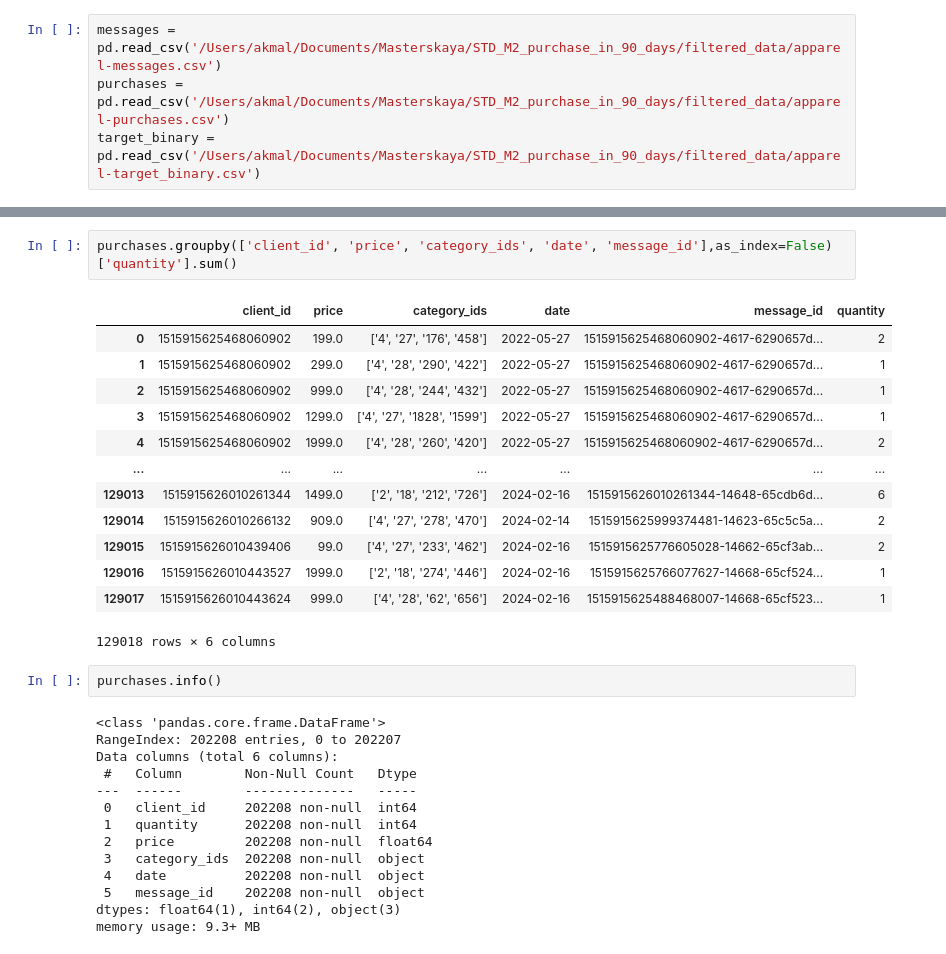
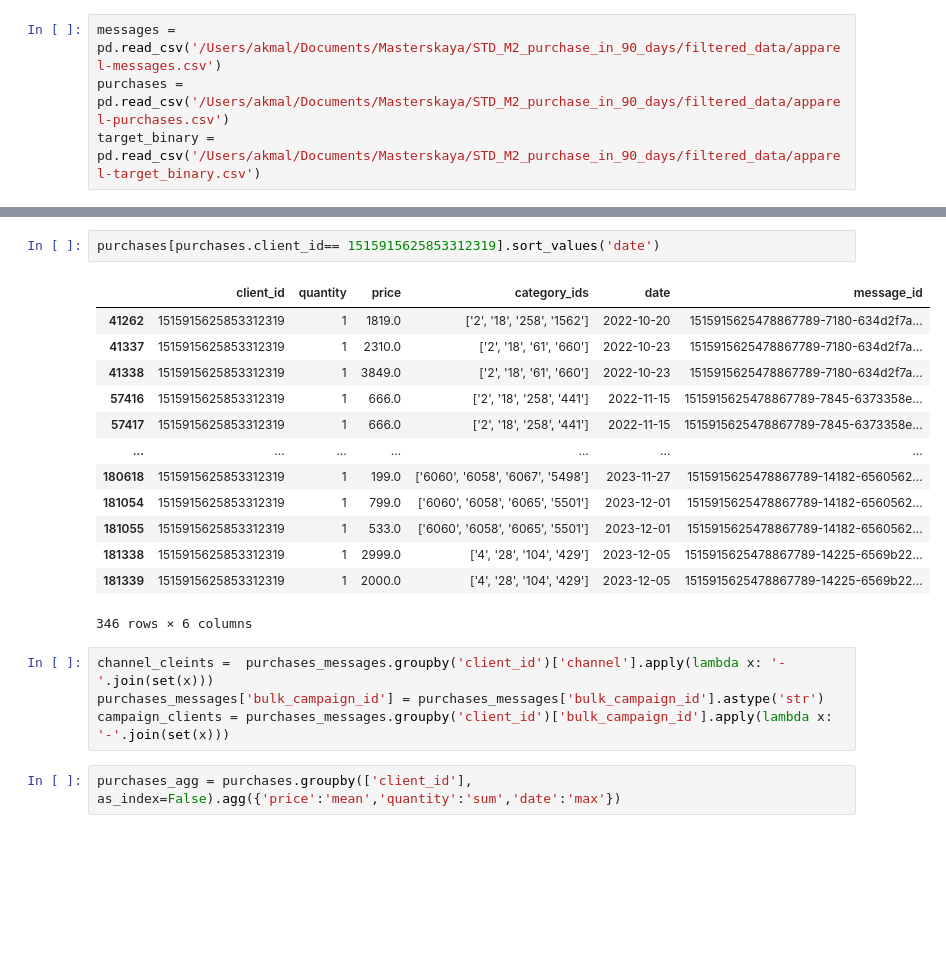
Before and after one commit to AKMALKULIEV/Marketing, a Jupyter notebook: Marketing.ipynb, the cells around one changed output, grey strips where cells are left out. Saved outputs shown, nothing was run; the diff lists cells and outputs as text; blank space fills up the shorter version.

```diff
--- a/Marketing.ipynb
+++ b/Marketing.ipynb
@@ -31,32 +78,22 @@ memory usage: 9.3+ MB
+# %%
+purchases[purchases.client_id== 1515915625853312319].sort_values('date')
+# %% [output]
+|  | client_id | quantity | price | category_ids | date | message_id |
+| 41262 | 1515915625853312319 | 1 | 1819.0 | ['2', '18', '258', '1562'] | 2022-10-20 | 1515915625478867789-7180-634d2f7a... |
+| 41337 | 1515915625853312319 | 1 | 2310.0 | ['2', '18', '61', '660'] | 2022-10-23 | 1515915625478867789-7180-634d2f7a... |
+| 41338 | 1515915625853312319 | 1 | 3849.0 | ['2', '18', '61', '660'] | 2022-10-23 | 1515915625478867789-7180-634d2f7a... |
+| 57416 | 1515915625853312319 | 1 | 666.0 | ['2', '18', '258', '441'] | 2022-11-15 | 1515915625478867789-7845-6373358e... |
+| 57417 | 1515915625853312319 | 1 | 666.0 | ['2', '18', '258', '441'] | 2022-11-15 | 1515915625478867789-7845-6373358e... |
+| ... | ... | ... | ... | ... | ... | ... |
+| 180618 | 1515915625853312319 | 1 | 199.0 | ['6060', '6058', '6067', '5498'] | 2023-11-27 | 1515915625478867789-14182-6560562... |
+| 181054 | 1515915625853312319 | 1 | 799.0 | ['6060', '6058', '6065', '5501'] | 2023-12-01 | 1515915625478867789-14182-6560562... |
+| 181055 | 1515915625853312319 | 1 | 533.0 | ['6060', '6058', '6065', '5501'] | 2023-12-01 | 1515915625478867789-14182-6560562... |
+| 181338 | 1515915625853312319 | 1 | 2999.0 | ['4', '28', '104', '429'] | 2023-12-05 | 1515915625478867789-14225-6569b22... |
+| 181339 | 1515915625853312319 | 1 | 2000.0 | ['4', '28', '104', '429'] | 2023-12-05 | 1515915625478867789-14225-6569b22... |
+346 rows × 6 columns
+# %%
+channel_cleints =  purchases_messages.groupby('client_id')['channel'].apply(lambda x: '-'.join(set(x)))
+purchases_messages['bulk_campaign_id'] = purchases_messages['bulk_campaign_id'].astype('str')
+campaign_clients = purchases_messages.groupby('client_id')['bulk_campaign_id'].apply(lambda x: '-'.join(set(x)))
 # %%
-purchases.groupby(['client_id', 'price', 'category_ids', 'date', 'message_id'],as_index=False)['quantity'].sum()
+purchases_agg = purchases.groupby(['client_id'], as_index=False).agg({'price':'mean','quantity':'sum','date':'max'})
-# %% [output]
-|  | client_id | price | category_ids | date | message_id | quantity |
-| 0 | 1515915625468060902 | 199.0 | ['4', '27', '176', '458'] | 2022-05-27 | 1515915625468060902-4617-6290657d... | 2 |
-| 1 | 1515915625468060902 | 299.0 | ['4', '28', '290', '422'] | 2022-05-27 | 1515915625468060902-4617-6290657d... | 1 |
-| 2 | 1515915625468060902 | 999.0 | ['4', '28', '244', '432'] | 2022-05-27 | 1515915625468060902-4617-6290657d... | 1 |
-| 3 | 1515915625468060902 | 1299.0 | ['4', '27', '1828', '1599'] | 2022-05-27 | 1515915625468060902-4617-6290657d... | 1 |
-| 4 | 1515915625468060902 | 1999.0 | ['4', '28', '260', '420'] | 2022-05-27 | 1515915625468060902-4617-6290657d... | 2 |
-| ... | ... | ... | ... | ... | ... | ... |
-| 129013 | 1515915626010261344 | 1499.0 | ['2', '18', '212', '726'] | 2024-02-16 | 1515915626010261344-14648-65cdb6d... | 6 |
-| 129014 | 1515915626010266132 | 909.0 | ['4', '27', '278', '470'] | 2024-02-14 | 1515915625999374481-14623-65c5c5a... | 2 |
-| 129015 | 1515915626010439406 | 99.0 | ['4', '27', '233', '462'] | 2024-02-16 | 1515915625776605028-14662-65cf3ab... | 2 |
-| 129016 | 1515915626010443527 | 1999.0 | ['2', '18', '274', '446'] | 2024-02-16 | 1515915625766077627-14668-65cf524... | 1 |
-| 129017 | 1515915626010443624 | 999.0 | ['4', '28', '62', '656'] | 2024-02-16 | 1515915625488468007-14668-65cf523... | 1 |
-129018 rows × 6 columns
-# %%
-purchases.info()
-# %% [output]
-<class 'pandas.core.frame.DataFrame'>
-RangeIndex: 202208 entries, 0 to 202207
-Data columns (total 6 columns):
- #   Column        Non-Null Count   Dtype
----  ------        --------------   -----
- 0   client_id     202208 non-null  int64
- 1   quantity      202208 non-null  int64
- 2   price         202208 non-null  float64
- 3   category_ids  202208 non-null  object
- 4   date          202208 non-null  object
- 5   message_id    202208 non-null  object
-dtypes: float64(1), int64(2), object(3)
-memory usage: 9.3+ MB
```
Also changed, not shown: parts of 23 cells of this notebook, 1 other file.
